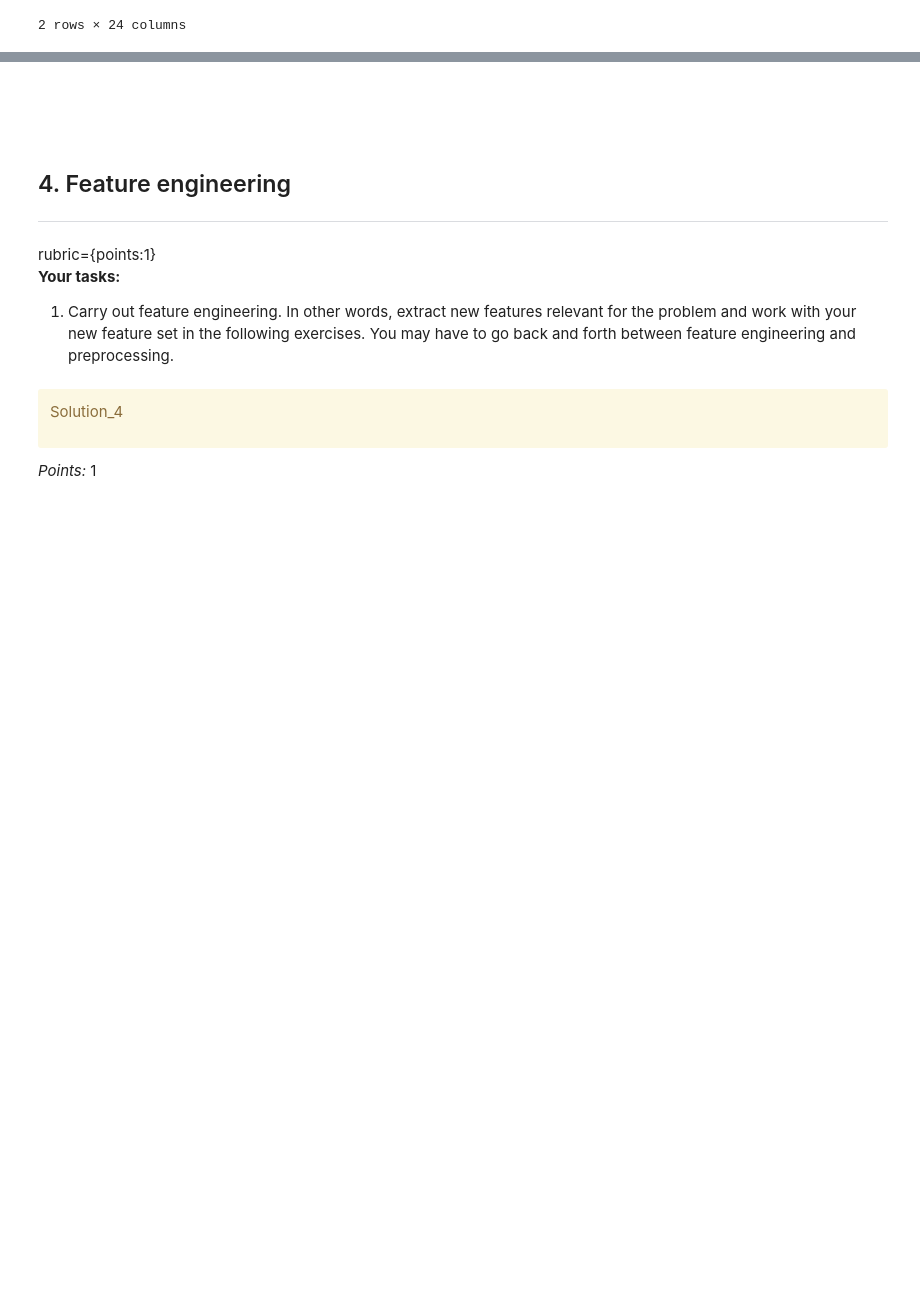
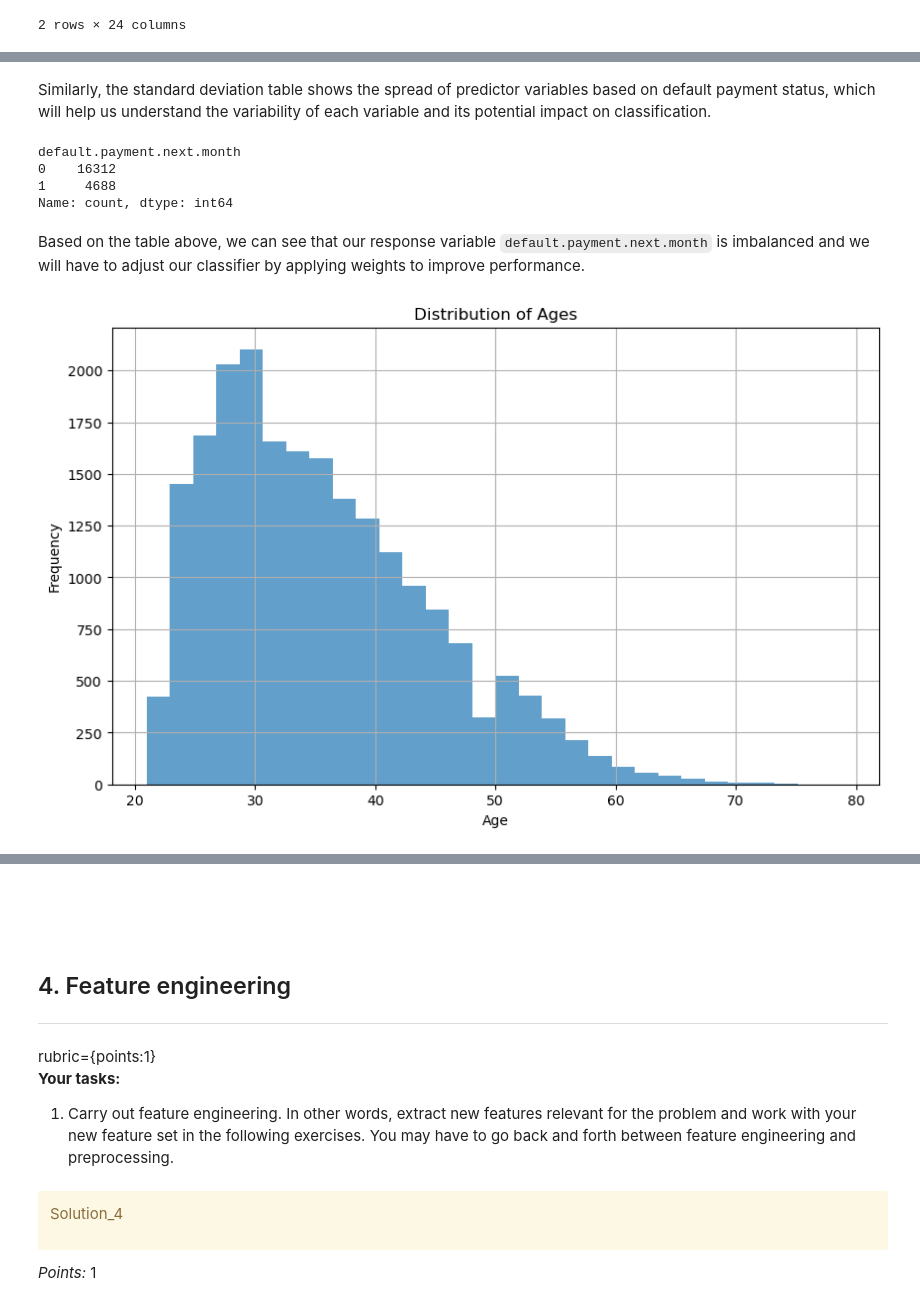
Before and after one commit to miketham24/cpsc330_hw5, a Jupyter notebook: hw5.ipynb, the cells around one changed output, grey strips where cells are left out. Drawn from its saved outputs; the diff is of its cells as text; code cells hidden in the pictures; blank space fills up the shorter version.

```diff
--- a/hw5.ipynb
+++ b/hw5.ipynb
@@ -284,0 +295,21 @@ AttributeError: 'sd' is not a valid function for 'DataFrameGroupBy' object
+# %% [markdown]
+Similarly, the standard deviation table shows the spread of predictor variables based on default payment status, which will help us understand the variability of each variable and its potential impact on classification.
+# %%
+X['default.payment.next.month'].value_counts()
+# %% [output]
+default.payment.next.month
+0    16312
+1     4688
+Name: count, dtype: int64
+# %% [markdown]
+Based on the table above, we can see that our response variable `default.payment.next.month` is imbalanced and we will have to adjust our classifier by applying weights to improve performance.
+# %%
+plt.figure(figsize=(10, 6))
+plt.hist(X['AGE'], bins=30, alpha=0.7)
+plt.title('Distribution of Ages')
+plt.xlabel('Age')
+plt.ylabel('Frequency')
+plt.grid(True)
+plt.show()
+# %% [output]
+[figure, added]
```
Also changed, not shown: parts of 37 cells of this notebook.
